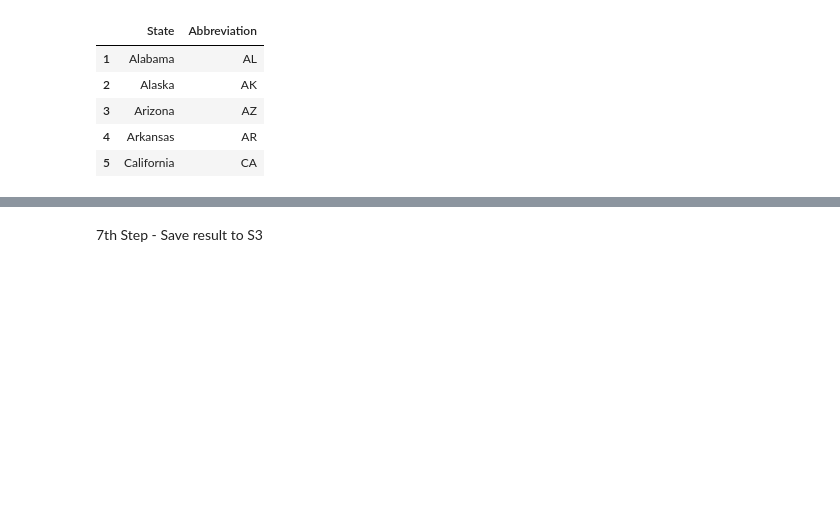
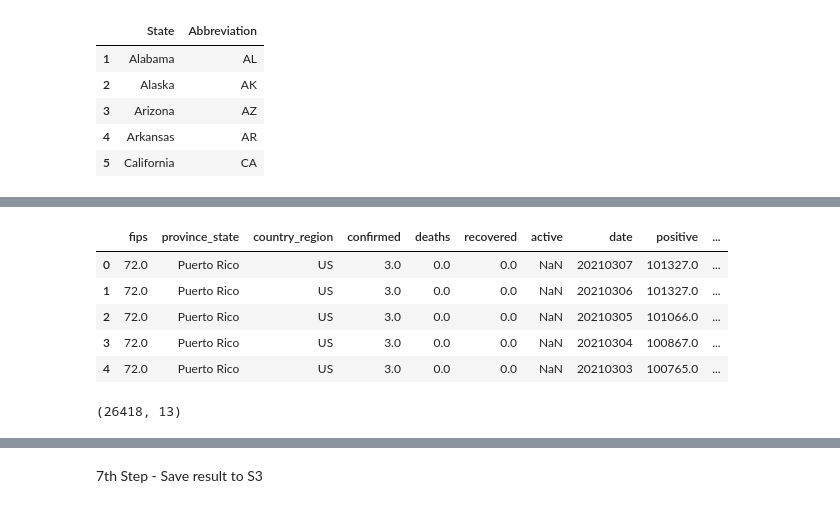
Before and after one commit to Hfelipini/3---ETL-Pipeline-on-AWS-Cloud, a Jupyter notebook: Covid-19 - End to End Project.ipynb, the cells around one changed output, grey strips where cells are left out. Cells and saved outputs as stored; diff of their text form; code cells hidden in the pictures; blank space fills up the shorter version.

```diff
--- a/Covid-19 - End to End Project.ipynb
+++ b/Covid-19 - End to End Project.ipynb
@@ -368,0 +399,16 @@ state_abv.head()
+# %%
+factCovid_1 = enigma_jhu[['fips', 'province_state', 'country_region', 'confirmed', 'deaths', 'recovered', 'active']]
+factCovid_2 = states_daily[['fips', 'date', 'positive', 'negative', 'hospitalizedcurrently', 'hospitalized', 'hospitalizeddischarged']]
+factCovid = pd.merge(factCovid_1, factCovid_2, on='fips', how='inner')
+factCovid.head()
+# %% [output]
+|  | fips | province_state | country_region | confirmed | deaths | recovered | active | date | positive | ... |
+| 0 | 72.0 | Puerto Rico | US | 3.0 | 0.0 | 0.0 | NaN | 20210307 | 101327.0 | ... |
+| 1 | 72.0 | Puerto Rico | US | 3.0 | 0.0 | 0.0 | NaN | 20210306 | 101327.0 | ... |
+| 2 | 72.0 | Puerto Rico | US | 3.0 | 0.0 | 0.0 | NaN | 20210305 | 101066.0 | ... |
+| 3 | 72.0 | Puerto Rico | US | 3.0 | 0.0 | 0.0 | NaN | 20210304 | 100867.0 | ... |
+| 4 | 72.0 | Puerto Rico | US | 3.0 | 0.0 | 0.0 | NaN | 20210303 | 100765.0 | ... |
+# %%
+factCovid.shape
+# %% [output]
+(26418, 13)
```
Also changed, not shown: parts of 17 cells of this notebook, 1 other file.
